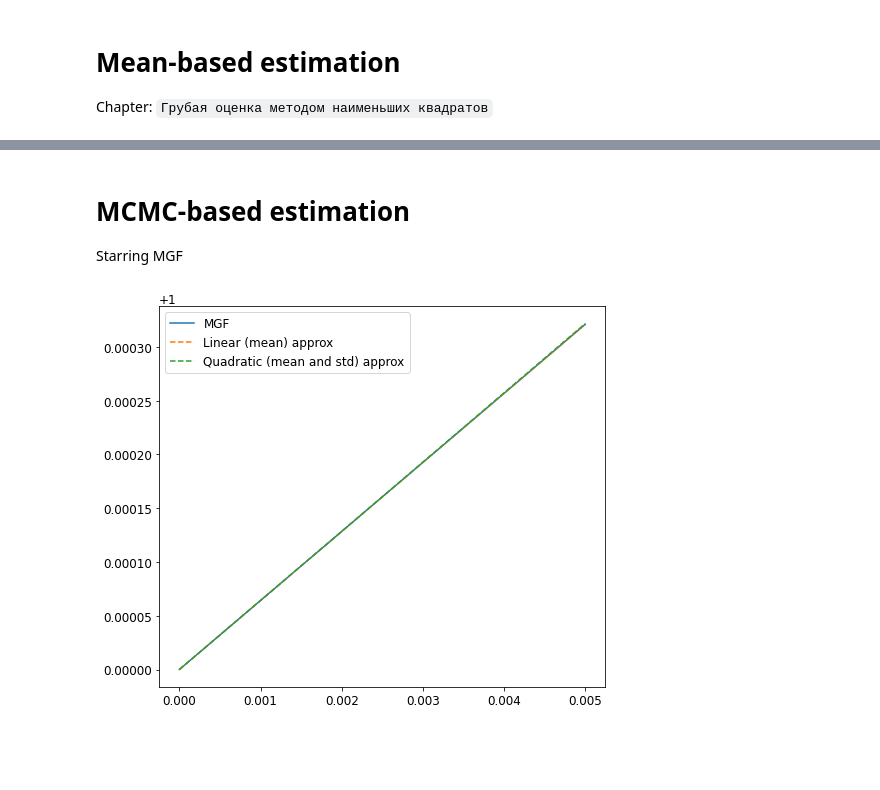
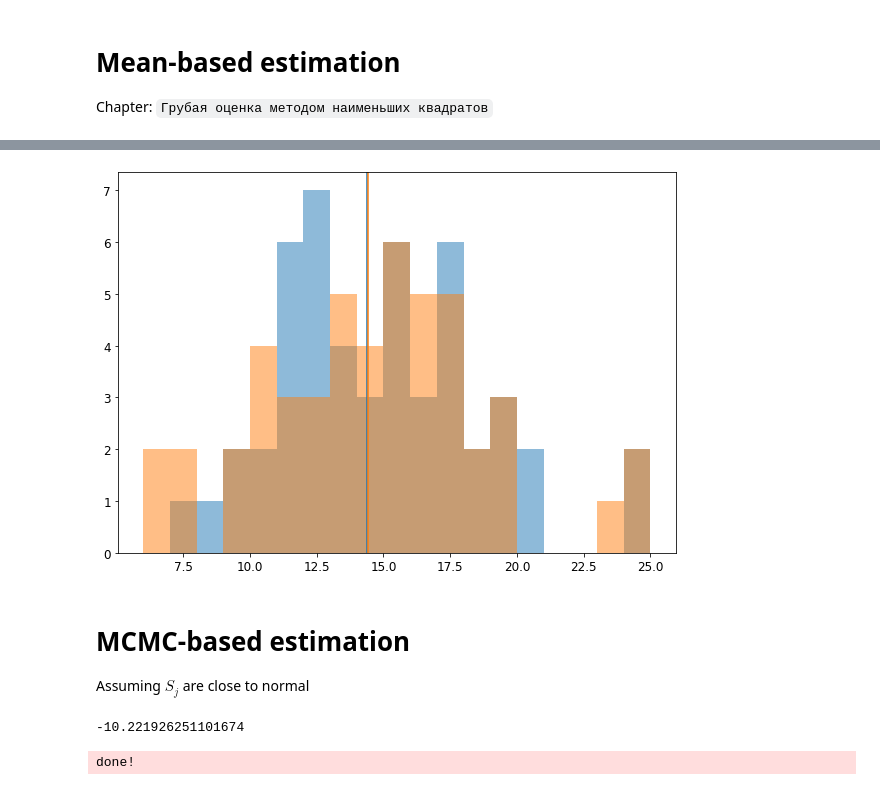
Before and after one commit to nj-vs-vh/master-thesis, a Jupyter notebook: demo.ipynb, the cells around one changed output, grey strips where cells are left out. Drawn from its saved outputs; the diff is of its cells as text; code cells hidden in the pictures; blank space fills up the shorter version.

```diff
--- a/demo.ipynb
+++ b/demo.ipynb
@@ -76,7 +78,14 @@ plots.plot_mean_n_estimation(n_vec, n_vec_estimation, filename=filename)
+# %%
+fig, ax = plt.subplots(figsize=(10, 7))
+
+bin_edges = np.arange(n_vec.min()-1, n_vec.max()+1)
+
+for data in (n_vec, np.round(n_vec_estimation)):
+    _, _, histogram = ax.hist(data, bins=bin_edges, alpha=0.5)
+    ax.axvline(data.mean(), color=histogram[0]._facecolor, alpha=1)
+# %% [output]
+[figure, added]
 # %% [markdown]
 # MCMC-based estimation
-Starring MGF
+
+Assuming $S_j$ are close to normal
-# %%
-stats.plot_mgf(tmax=0.005, n=1, lag=3)
-# %% [output]
-[figure, removed]
@@ -82,0 +94,4 @@ stats.plot_mgf(tmax=0.005, n=1, lag=3)
+# %%
+logL(n_vec_estimation)
+# %% [output]
+-10.221926251101674
@@ -82,0 +111,6 @@ stats.plot_mgf(tmax=0.005, n=1, lag=3)
+# %%
+sampler.run_mcmc(n_starting_points, 300)
+
+print('done!')
+# %% [output]
+done!
```
Also changed, not shown: parts of 8 cells of this notebook, 3 other files.
